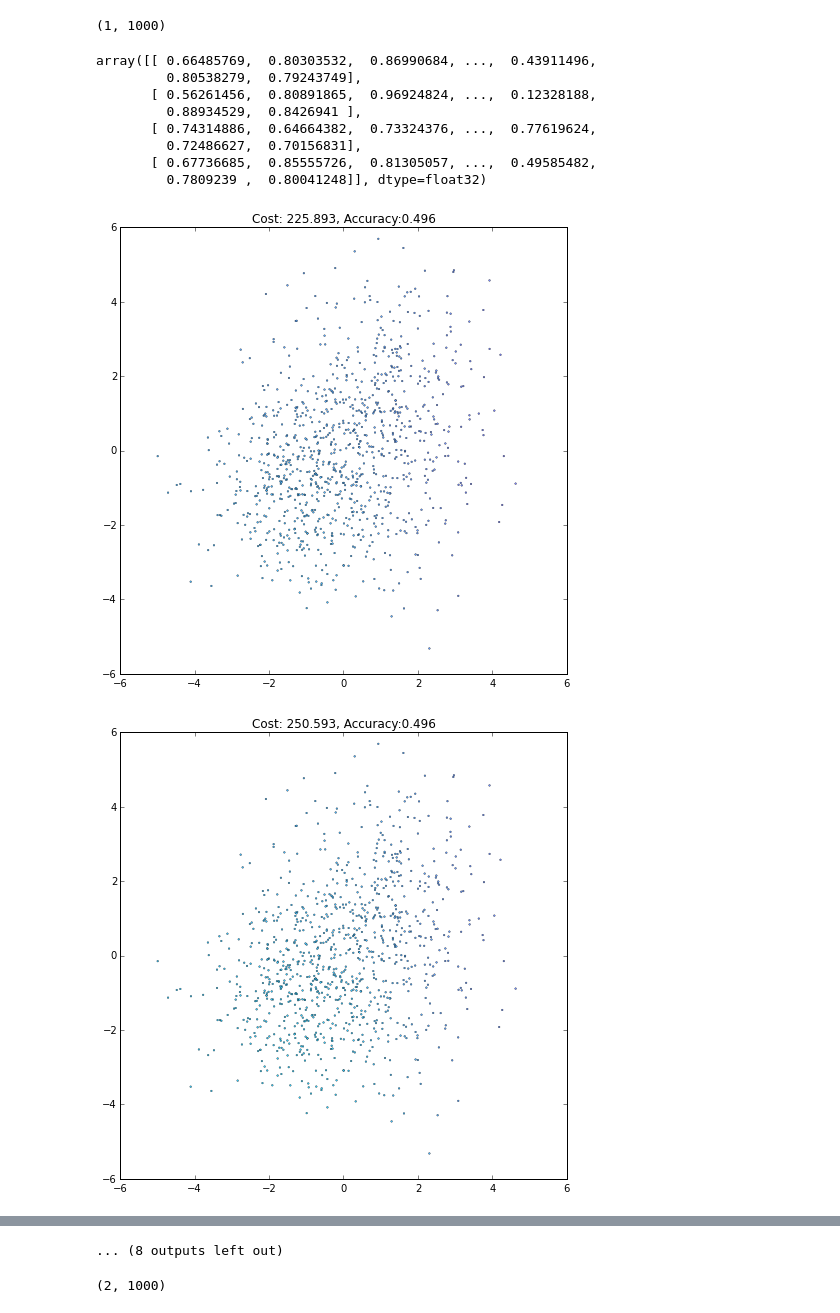
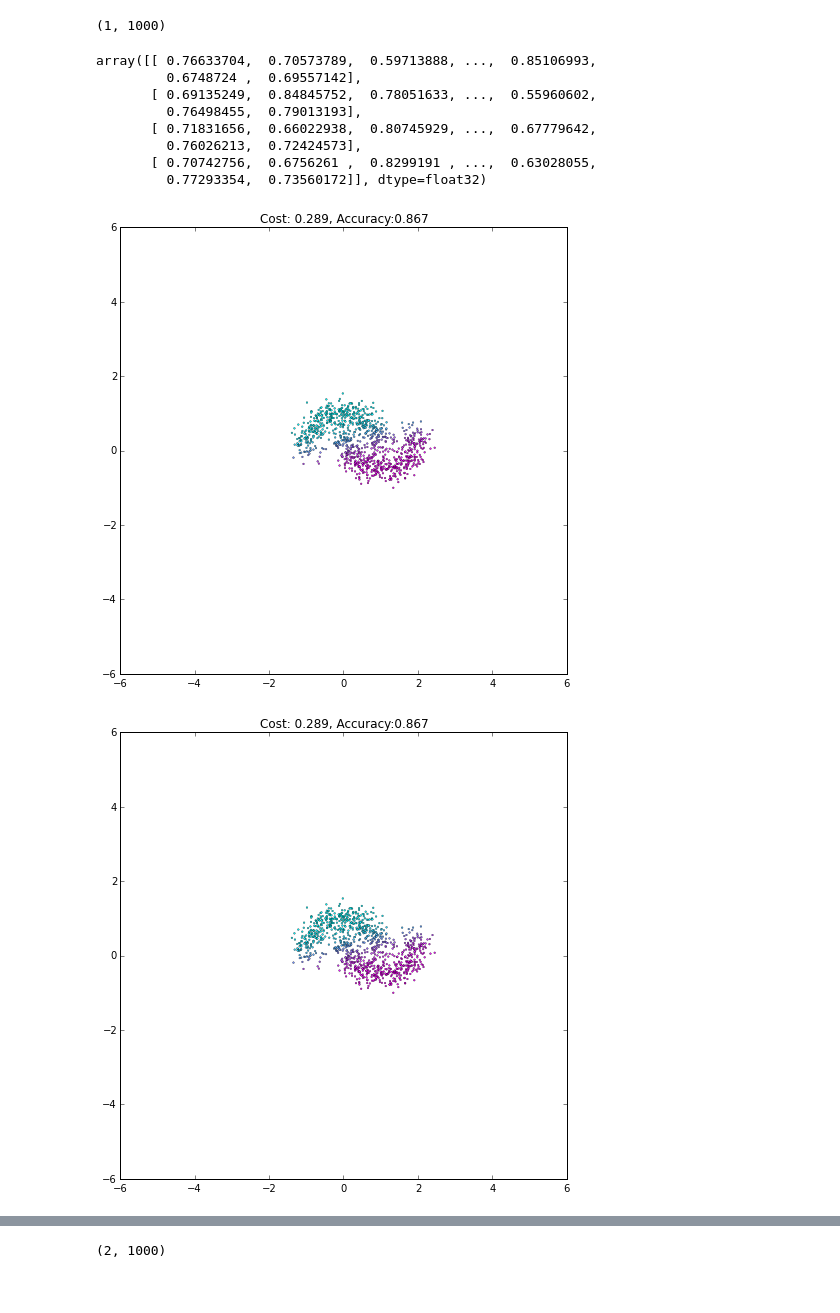
Before and after one commit to lambdalpha/ml4, a Jupyter notebook: notebooks/Theano.ipynb, the cells around one changed output, grey strips where cells are left out. Cells and saved outputs as stored; diff of their text form; code cells hidden in the pictures.

Commit message:
modified theano test note book

```diff
--- a/notebooks/Theano.ipynb
+++ b/notebooks/Theano.ipynb
@@ -221,6 +253,8 @@ class MLP:
 
     def squared_error(self, x, y):
         return T.sum((self.output(x) - y) ** 2)
+    def cross_error(self, x, y):
+        return T.nnet.binary_crossentropy(self.output(x), y).mean()
 # %% [markdown]
 ### Gradient descent
 # %%
@@ -253,3 +287,17 @@ plt.axis([-6, 6, -6, 6])
 plt.show()
 # %% [output]
 [figure]
+# %%
+import numpy as np
+from sklearn import datasets
+from matplotlib import pyplot as plt
+%matplotlib inline
+N=1000
+np.random.seed(0)
+X, y = datasets.make_moons(N, noise=0.20)
+print(X.shape)
+X=X.transpose().astype(theano.config.floatX)
+y = y.astype(theano.config.floatX)
+plt.figure(figsize=(12,9))
+plt.scatter(X[0,:], X[1,:], s=40, c=y, cmap=plt.cm.Spectral)
+plt.show()
@@ -269,10 +340,10 @@ mlp = MLP(W_init, b_init, activations)
 mlp_input = T.matrix('mlp_input')
 mlp_target = T.vector('mlp_target')
 
-learning_rate = 0.01
+learning_rate = 0.1
 momentum = 0.9
 
-cost = mlp.squared_error(mlp_input, mlp_target)
+cost = mlp.cross_error(mlp_input, mlp_target)
 
 train = theano.function([mlp_input, mlp_target], cost,
                          updates=gradient_updates_compute(cost, mlp.params, learning_rate, momentum))
@@ -301,29 +372,31 @@ f4(X).shape
 # %%
 f3(X)
 # %% [output]
-array([[ 0.66485769,  0.80303532,  0.86990684, ...,  0.43911496,
-         0.80538279,  0.79243749],
-       [ 0.56261456,  0.80891865,  0.96924824, ...,  0.12328188,
-         0.88934529,  0.8426941 ],
-       [ 0.74314886,  0.64664382,  0.73324376, ...,  0.77619624,
-         0.72486627,  0.70156831],
-       [ 0.67736685,  0.85555726,  0.81305057, ...,  0.49585482,
-         0.7809239 ,  0.80041248]], dtype=float32)
+array([[ 0.76633704,  0.70573789,  0.59713888, ...,  0.85106993,
+         0.6748724 ,  0.69557142],
+       [ 0.69135249,  0.84845752,  0.78051633, ...,  0.55960602,
+         0.76498455,  0.79013193],
+       [ 0.71831656,  0.66022938,  0.80745929, ...,  0.67779642,
+         0.76026213,  0.72424573],
+       [ 0.70742756,  0.6756261 ,  0.8299191 , ...,  0.63028055,
+         0.77293354,  0.73560172]], dtype=float32)
 # %%
 iteration = 0
 
-max_iteration = 20
+max_iteration = 100
 while iteration < max_iteration:
     current_cost = train(X, y)
     current_output = mlp_output(X)
     #print(current_output)
     accuracy = np.mean((current_output > .5) == y)
+    iteration += 1
+    if iteration % 20 != 0:
+        continue
     plt.figure(figsize=(8,8))
     plt.scatter(X[0,:], X[1,:], c=current_output, lw=.3, s=3, cmap=plt.cm.cool, vmin=0, vmax=1)
     plt.axis([-6, 6, -6, 6])
     plt.title('Cost: {:.3f}, Accuracy:{:.3f}'.format(float(current_cost), accuracy))
     plt.show()
-    iteration += 1
 # %% [output]
-[figure, old version]
+[figure, new version]
-[figure, old version]
+[figure, new version]
@@ -340,4 +406,3 @@ while iteration < max_iteration:
-... (8 outputs left out)
 # %%
 B.eval({B:X}).shape
 # %% [output]
```
Also changed, not shown: parts of 14 cells of this notebook.
